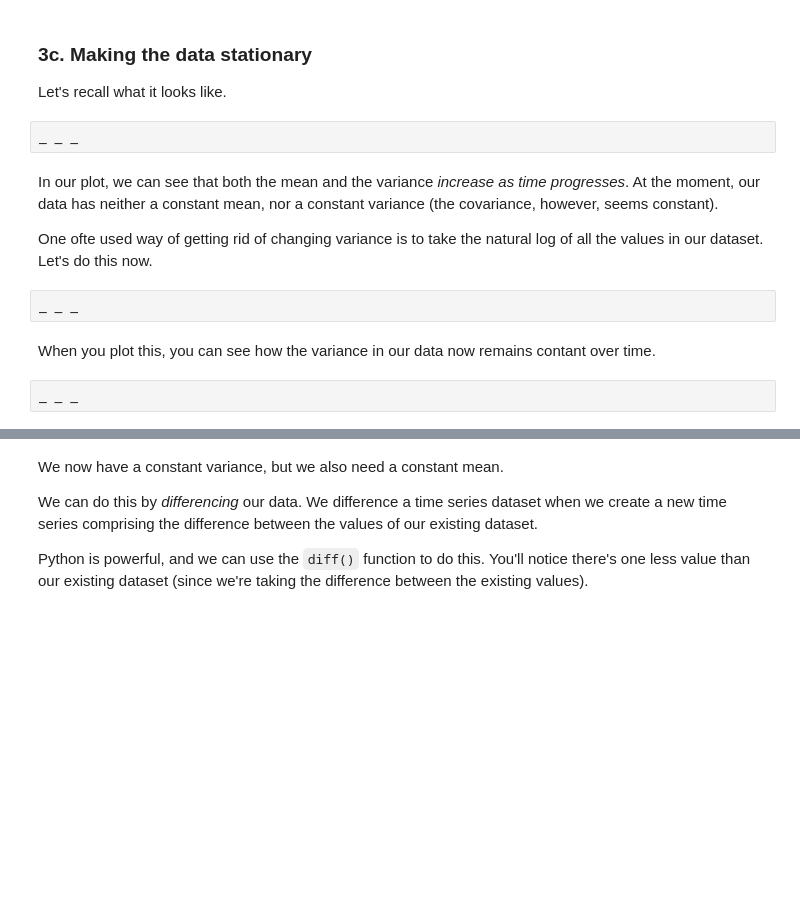
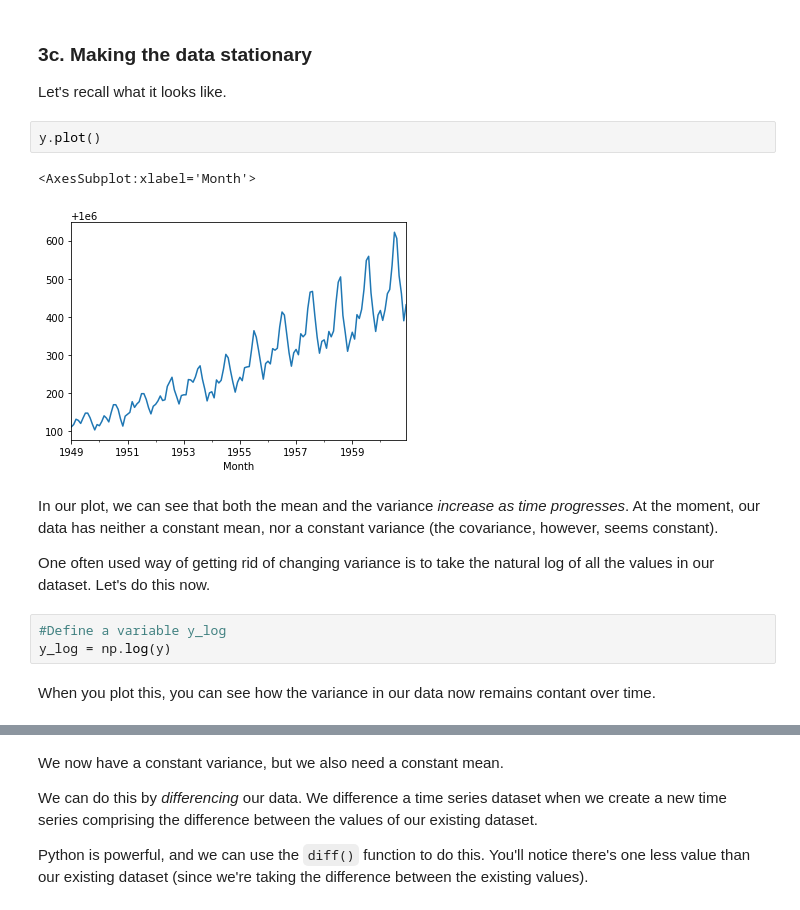
Before and after one commit to abhiram540/Cowboy_Cigrettes-A_Time_Series_Case_Study, a Jupyter notebook: Cowboy Cigarettes Case Study - Tier 3.ipynb, the cells around one changed output, grey strips where cells are left out. Cells and saved outputs as stored; diff of their text form; blank space fills up the shorter version.

```diff
--- a/Cowboy Cigarettes Case Study - Tier 3.ipynb
+++ b/Cowboy Cigarettes Case Study - Tier 3.ipynb
@@ -253,16 +284,18 @@ But our data need to be stationary! So we need to do some transforming.
 # %% [markdown]
 ### 3c. Making the data stationary
 Let's recall what it looks like.
-# %%
-_ _ _
+# %%
+y.plot()
+# %% [output]
+<AxesSubplot:xlabel='Month'>
+[figure, added]
 # %% [markdown]
 In our plot, we can see that both the mean and the variance *increase as time progresses*. At the moment, our data has neither a constant mean, nor a constant variance (the covariance, however, seems constant).
 
-One ofte  used way of getting rid of changing variance is to take the natural log of all the values in our dataset. Let's do this now.
+One often used way of getting rid of changing variance is to take the natural log of all the values in our dataset. Let's do this now.
-# %%
-_ _ _
+# %%
+#Define a variable y_log
+y_log = np.log(y)
 # %% [markdown]
 
 When you plot this, you can see how the variance in our data now remains contant over time.
-# %%
-_ _ _
```
Also changed, not shown: parts of 6 cells of this notebook.
